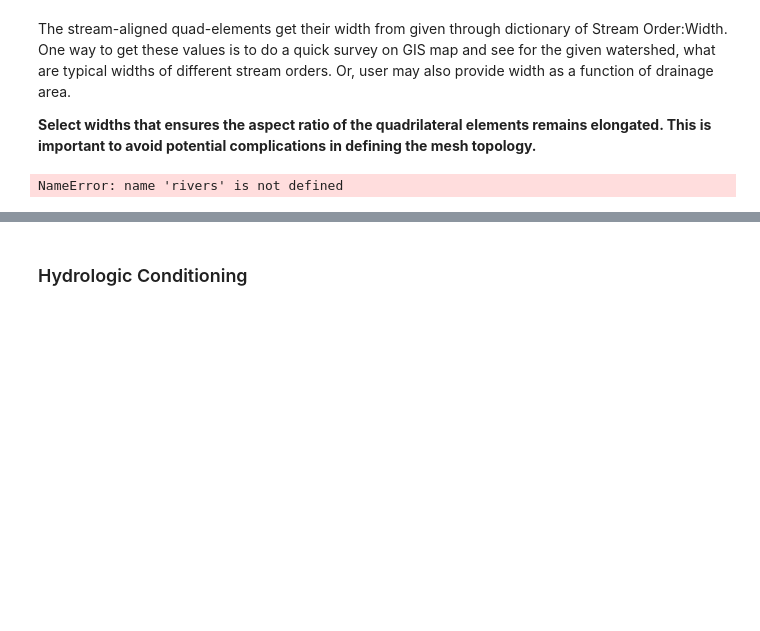
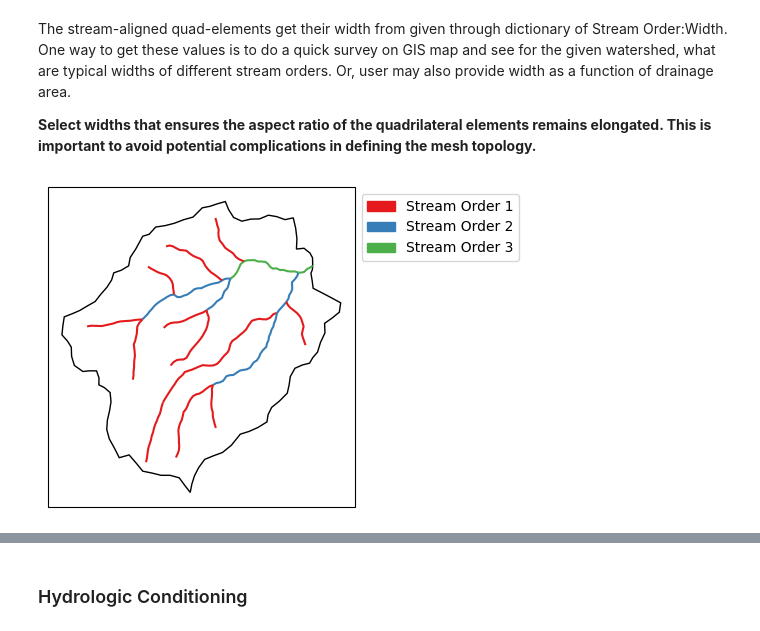
Before and after one commit to environmental-modeling-workflows/workshop-watershed-workflow-2024, a Jupyter notebook: notebooks/mesh_mixed_element_coweeta.ipynb, the cells around one changed output, grey strips where cells are left out. Drawn from its saved outputs; the diff is of its cells as text; code cells hidden in the pictures; blank space fills up the shorter version.

```diff
--- a/notebooks/mesh_mixed_element_coweeta.ipynb
+++ b/notebooks/mesh_mixed_element_coweeta.ipynb
@@ -372,27 +381,27 @@ The stream-aligned quad-elements get their width from given through dictionary o
 # %%
 # how many types of Stream Orders are there
 import matplotlib.patches as mpatches
 stream_orders = set([r.properties["StreamOrder"] for r in rivers[0].preOrder()])
 
 colors=dict(zip(set(n.properties['StreamOrder'] for n in river.preOrder()),
                 watershed_workflow.colors.enumerated_colors(len(stream_orders))))
 
 fig = plt.figure(figsize=(4,4))
 ax = watershed_workflow.plot.get_ax(crs, fig, window=[0.05,0.1,0.9,0.8])
 watershed_workflow.plot.hucs(watershed, ax=ax, color= 'k', crs=crs)
 for river in rivers:
     for node in river.preOrder():
         watershed_workflow.plot.shply(node.segment, ax=ax, crs=crs, color=colors[node.properties['StreamOrder']])
 
 # Create a list of patches for the legend
-legend_patches = [mpatches.Patch(color=colors[str(n)], label=f'Stream Order {n}') for n in stream_orders]
+legend_patches = [mpatches.Patch(color=colors[n], label=f'Stream Order {n}') for n in stream_orders]
 
 # Add the legend to the plot
 ax.legend(handles=legend_patches, bbox_to_anchor = (1,1) )  # You can change the location as needed
 
 plt.show()
 # %% [output]
-NameError: name 'rivers' is not defined
+[figure, added]
 # %% [markdown]
 <b>Tessellation</b> process involes following steps:
 
```
Also changed, not shown: parts of 37 cells of this notebook.
